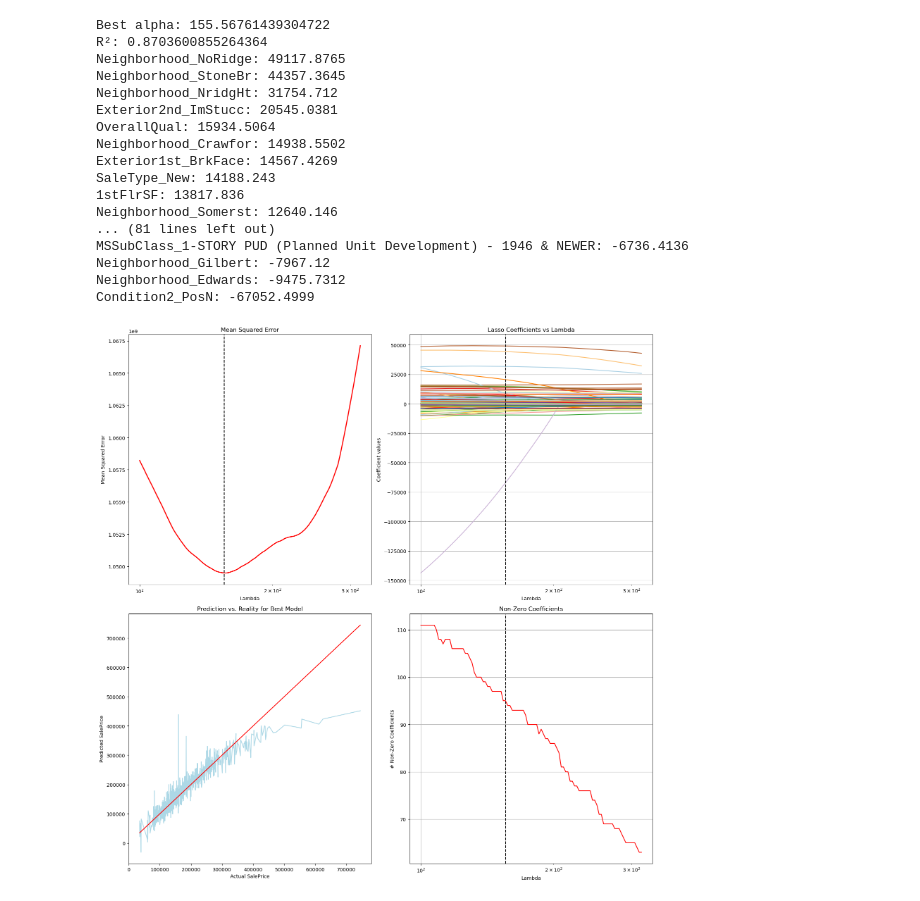
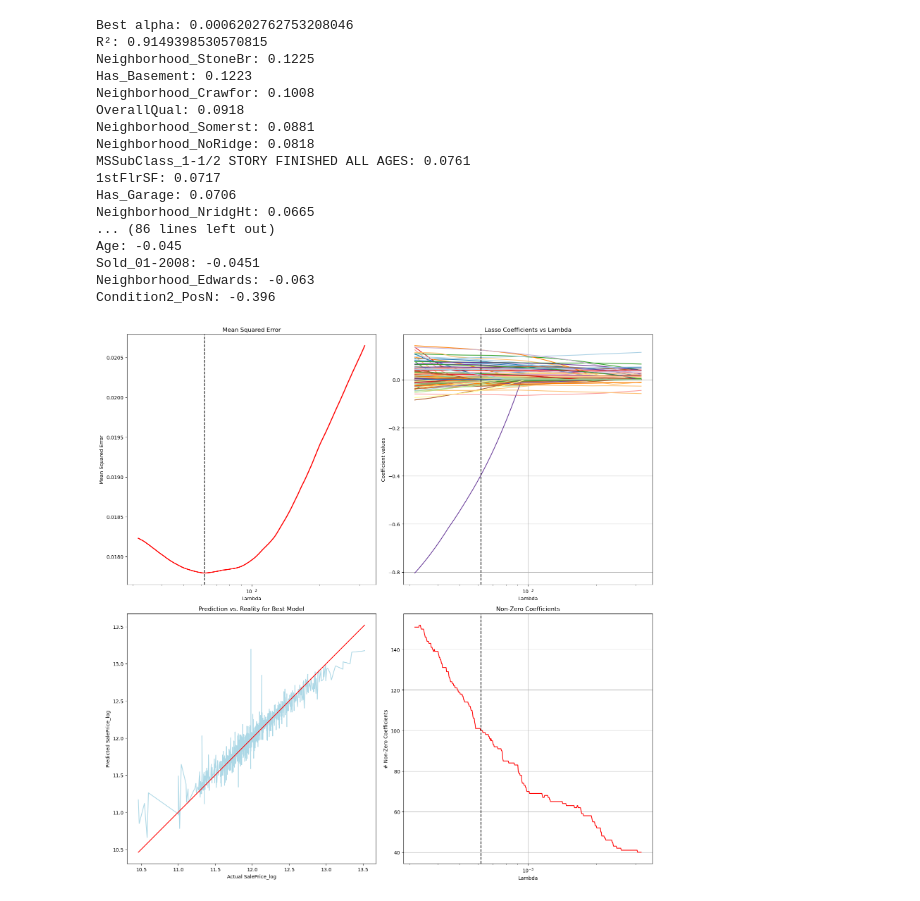
Before and after one commit to Interorm/ECMT3185-NumericalAssignment, a Jupyter notebook: analysis/Lasso.ipynb, the cells around one changed output. Saved outputs shown, nothing was run; the diff lists cells and outputs as text; code cells hidden in the pictures.

Commit message:
Standardized Nonapplicability of Vars, logarithmatized dependent variable, improved Lasso Regression

```diff
--- a/analysis/Lasso.ipynb
+++ b/analysis/Lasso.ipynb
@@ -108,29 +108,25 @@ def RegrLasso(Y_data:pd.Series, X_data:pd.DataFrame, alpha, #Function imported f
 # %%
 import numpy as np
 import pandas as pd
-from sklearn.preprocessing import PowerTransformer
+from sklearn.preprocessing import PowerTransformer, RobustScaler
 
-Y = data['SalePrice']
+Y = np.log(data['SalePrice'])
+Y.name = 'SalePrice_log'
 
 
-X = data.copy().drop(columns=['YearBuilt', 'YearRemodAdd']) #Remove Years, change for Age
-X['YrSold'] = X['YrSold'].astype(str) #make YrSold Categorical to be intercept
-
-def Scale(col:pd.Series, log:bool=True) -> pd.Series:
-    #if log: col = np.log(col)
-    #col = col.apply(lambda x: (x - col.mean()) / col.std())
-    return col
+X = data.copy()
 
 X_prep = pd.DataFrame(index=X.index)
+X_prep['Intercept'] = 1
+
 X_types = X.dtypes.to_dict()
 scaler = PowerTransformer(method='yeo-johnson')
 
 for col, t in X_types.items():
     if col in ['SalePrice','Unnamed: 0']: continue
 
-    if t in ['int', 'float']:
-        X_prep[col] = scaler.fit_transform(pd.DataFrame(X[col]))
-        #add script for rankings?
+    if set(X[col].unique()).issubset({0,0.5,1}): #Handles dummy columns computed in Preperation
+        X_prep[col] = X[col].copy()
         continue
 
     if t == 'object':
@@ -139,6 +135,18 @@ for col, t in X_types.items():
             X_prep[dummy_col] = new_col[dummy_col]
         continue
 
+    if t in ['int', 'float']:
+        nonapplicable = X[col] == -1
+
+        new_col = X[col].copy()
+        applic_values = new_col.loc[~nonapplicable].values.reshape(-1, 1)
+        new_col.loc[~nonapplicable] = scaler.fit_transform(applic_values).flatten()
+        new_col.loc[nonapplicable] = 0
+
+        X_prep[col] = new_col
+
+        continue
+
     print(f'Type \"{t}\" not in standard types!')
 
 X = X_prep
@@ -145,24 +171,24 @@ X = X_prep
 # %%
-lasso_model = RegrLasso(Y, X, alpha=np.logspace(2,2.5,100))
+lasso_model = RegrLasso(Y, X, alpha=np.logspace(-3.5,-2.5,500))
 # %% [output]
-Best alpha: 155.56761439304722
-R²: 0.8703600855264364
-Neighborhood_NoRidge: 49117.8765
-Neighborhood_StoneBr: 44357.3645
-Neighborhood_NridgHt: 31754.712
-Exterior2nd_ImStucc: 20545.0381
-OverallQual: 15934.5064
-Neighborhood_Crawfor: 14938.5502
-Exterior1st_BrkFace: 14567.4269
-SaleType_New: 14188.243
-1stFlrSF: 13817.836
-Neighborhood_Somerst: 12640.146
-... (81 lines left out)
-MSSubClass_1-STORY PUD (Planned Unit Development) - 1946 & NEWER: -6736.4136
-Neighborhood_Gilbert: -7967.12
-Neighborhood_Edwards: -9475.7312
-Condition2_PosN: -67052.4999
+Best alpha: 0.0006202762753208046
+R²: 0.9149398530570815
+Neighborhood_StoneBr: 0.1225
+Has_Basement: 0.1223
+Neighborhood_Crawfor: 0.1008
+OverallQual: 0.0918
+Neighborhood_Somerst: 0.0881
+Neighborhood_NoRidge: 0.0818
+MSSubClass_1-1/2 STORY FINISHED ALL AGES: 0.0761
+1stFlrSF: 0.0717
+Has_Garage: 0.0706
+Neighborhood_NridgHt: 0.0665
+... (86 lines left out)
+Age: -0.045
+Sold_01-2008: -0.0451
+Neighborhood_Edwards: -0.063
+Condition2_PosN: -0.396
-[figure, old version]
+[figure, new version]
 # %%
 import pickle
 
```
Also changed, not shown: parts of 2 cells of this notebook, 4 other files.
